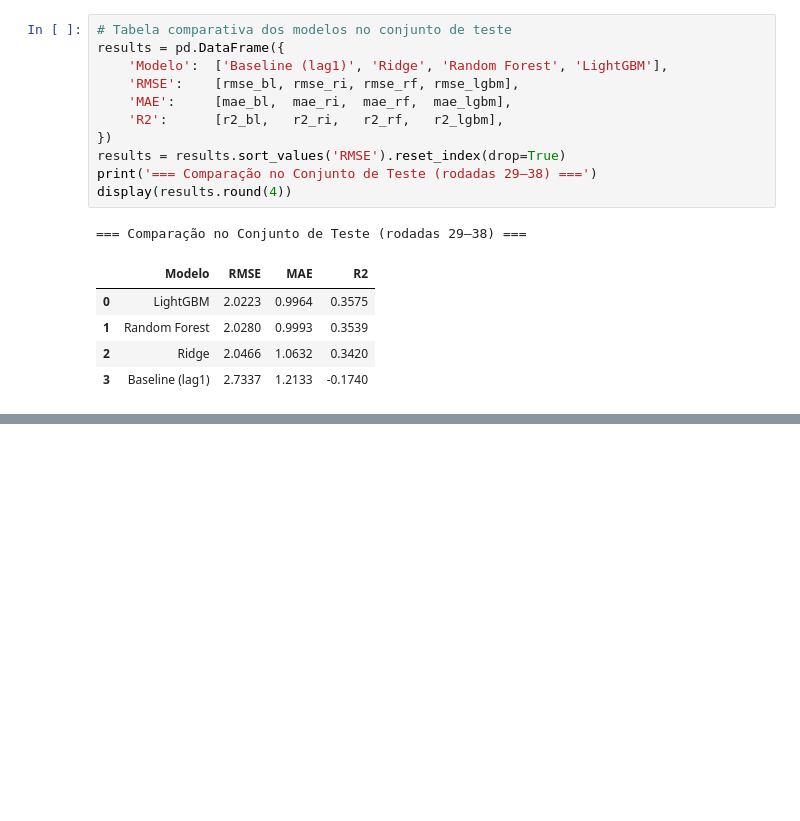
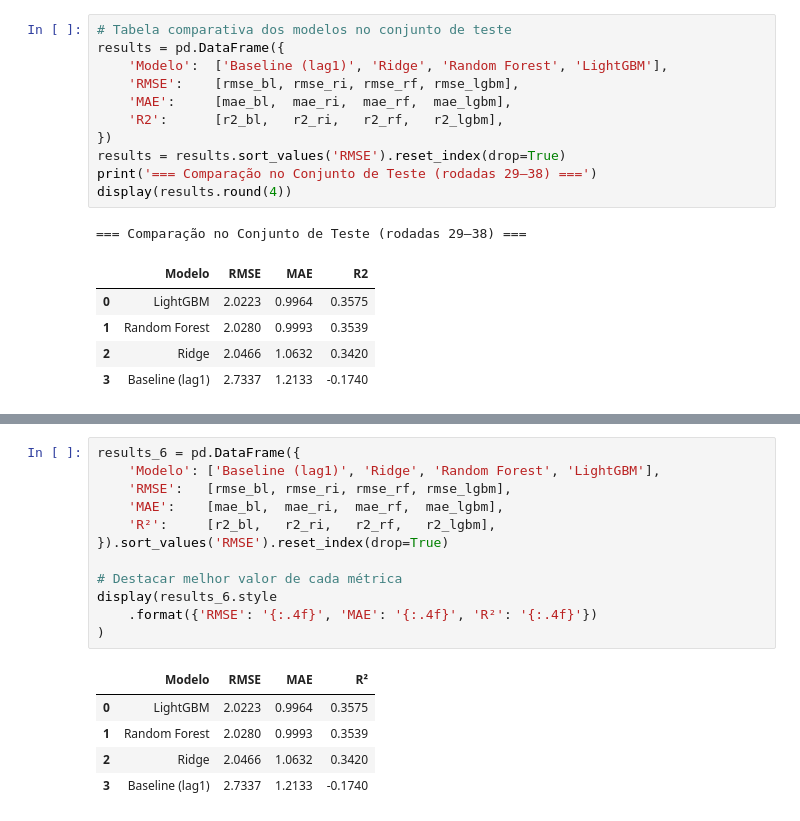
Before and after one commit to danieljmanzano/trab-icd, a Jupyter notebook: projeto_fpl.ipynb, the cells around one changed output, grey strips where cells are left out. Cells and saved outputs as stored; diff of their text form; blank space fills up the shorter version.

```diff
--- a/projeto_fpl.ipynb
+++ b/projeto_fpl.ipynb
@@ -1236,0 +1259,18 @@ display(results.round(4))
+# %%
+results_6 = pd.DataFrame({
+    'Modelo': ['Baseline (lag1)', 'Ridge', 'Random Forest', 'LightGBM'],
+    'RMSE':   [rmse_bl, rmse_ri, rmse_rf, rmse_lgbm],
+    'MAE':    [mae_bl,  mae_ri,  mae_rf,  mae_lgbm],
+    'R²':     [r2_bl,   r2_ri,   r2_rf,   r2_lgbm],
+}).sort_values('RMSE').reset_index(drop=True)
+
+# Destacar melhor valor de cada métrica
+display(results_6.style
+    .format({'RMSE': '{:.4f}', 'MAE': '{:.4f}', 'R²': '{:.4f}'})
+)
+# %% [output]
+|  | Modelo | RMSE | MAE | R² |
+| 0 | LightGBM | 2.0223 | 0.9964 | 0.3575 |
+| 1 | Random Forest | 2.0280 | 0.9993 | 0.3539 |
+| 2 | Ridge | 2.0466 | 1.0632 | 0.3420 |
+| 3 | Baseline (lag1) | 2.7337 | 1.2133 | -0.1740 |
```
Also changed, not shown: parts of 5 cells of this notebook.
